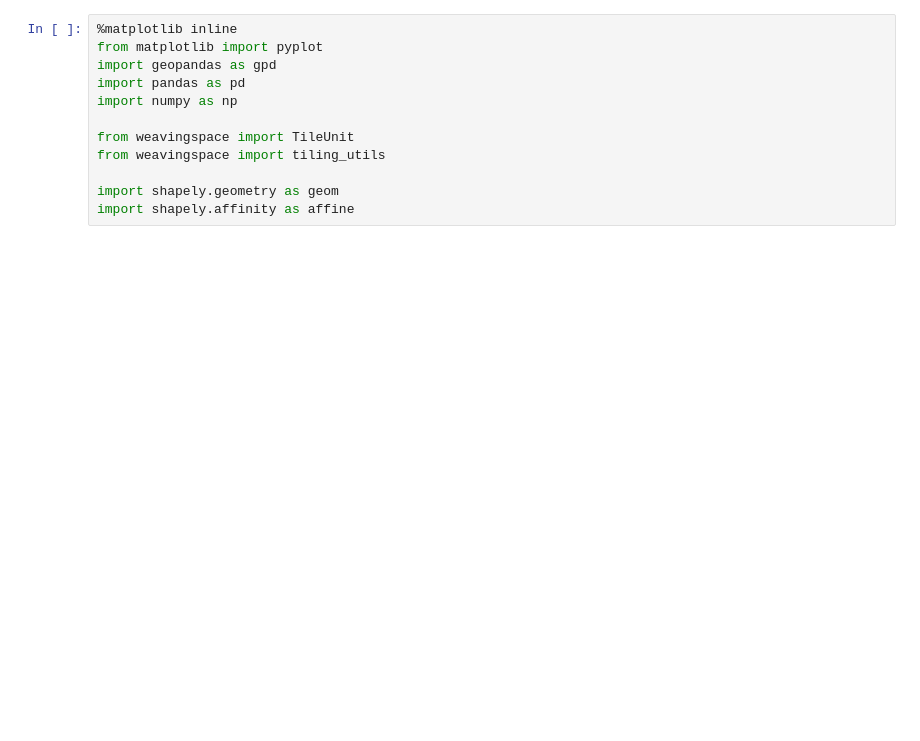
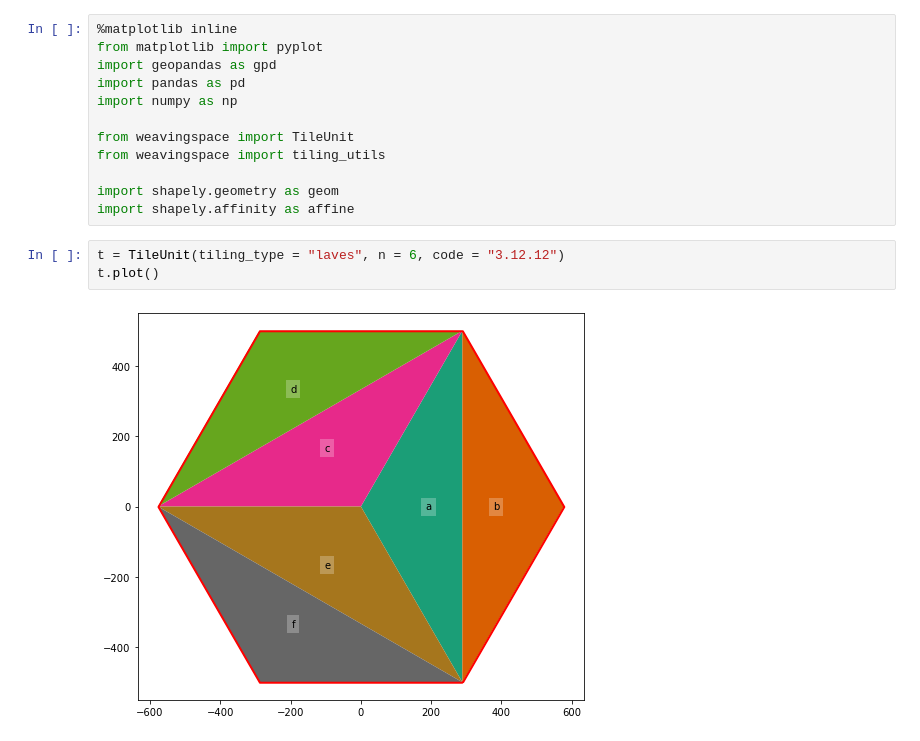
Before and after one commit to DOSull/weaving-space, a Jupyter notebook: twelve.ipynb, the cells around one changed output. Cells and saved outputs as stored; diff of their text form; blank space fills up the shorter version.

```diff
--- a/twelve.ipynb
+++ b/twelve.ipynb
@@ -10,3 +10,8 @@ from weavingspace import tiling_utils
 
 import shapely.geometry as geom
 import shapely.affinity as affine
+# %%
+t = TileUnit(tiling_type = "laves", n = 6, code = "3.12.12")
+t.plot()
+# %% [output]
+[figure, added]
```
Also changed, not shown: parts of 9 cells of this notebook, 4 other files.
